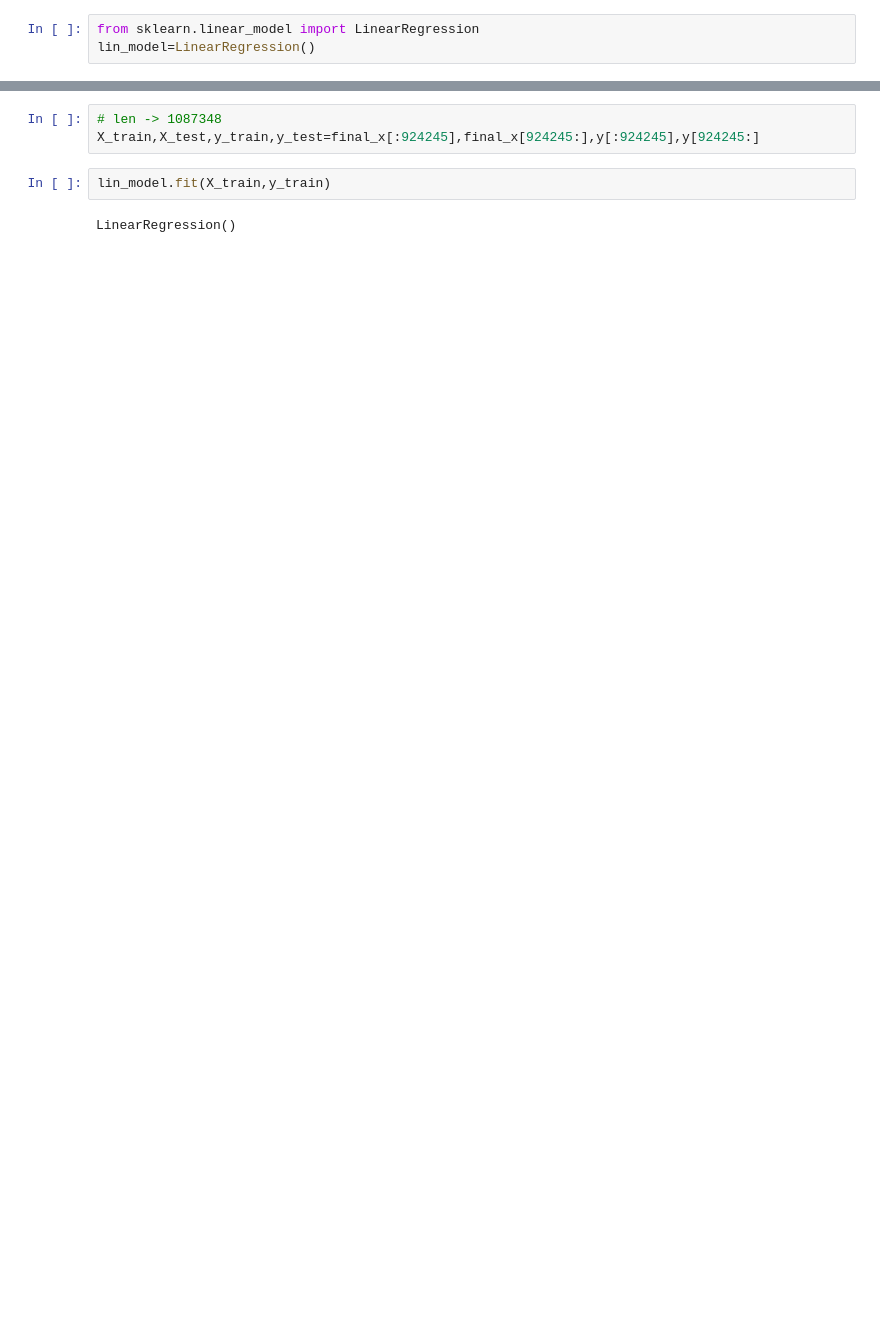
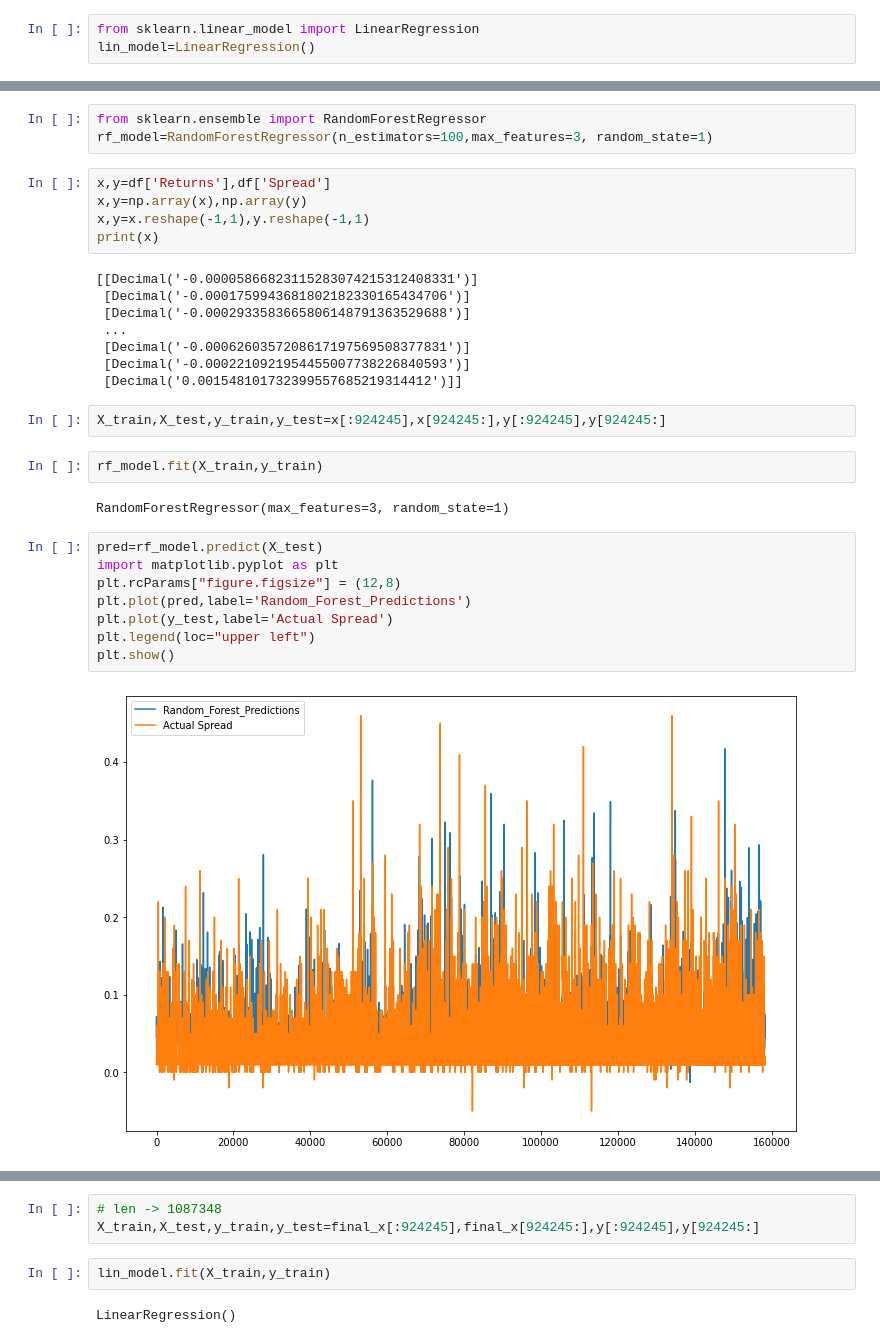
Before and after one commit to angelmvhill/Modeling-Stock-Spreads-Class-Project, a Jupyter notebook: linear_regression.ipynb, the cells around one changed output, grey strips where cells are left out. Saved outputs shown, nothing was run; the diff lists cells and outputs as text; blank space fills up the shorter version.

```diff
--- a/linear_regression.ipynb
+++ b/linear_regression.ipynb
@@ -310,0 +250,32 @@ lin_model=LinearRegression()
+# %%
+from sklearn.ensemble import RandomForestRegressor
+rf_model=RandomForestRegressor(n_estimators=100,max_features=3, random_state=1)
+# %%
+x,y=df['Returns'],df['Spread']
+x,y=np.array(x),np.array(y)
+x,y=x.reshape(-1,1),y.reshape(-1,1)
+print(x)
+# %% [output]
+[[Decimal('-0.00005866823115283074215312408331')]
+ [Decimal('-0.0001759943681802182330165434706')]
+ [Decimal('-0.0002933583665806148791363529688')]
+ ...
+ [Decimal('-0.0006260357208617197569508377831')]
+ [Decimal('-0.0002210921954455007738226840593')]
+ [Decimal('0.001548101732399557685219314412')]]
+# %%
+X_train,X_test,y_train,y_test=x[:924245],x[924245:],y[:924245],y[924245:]
+# %%
+rf_model.fit(X_train,y_train)
+# %% [output]
+RandomForestRegressor(max_features=3, random_state=1)
+# %%
+pred=rf_model.predict(X_test)
+import matplotlib.pyplot as plt
+plt.rcParams["figure.figsize"] = (12,8)
+plt.plot(pred,label='Random_Forest_Predictions')
+plt.plot(y_test,label='Actual Spread')
+plt.legend(loc="upper left")
+plt.show()
+# %% [output]
+[figure, added]
```
Also changed, not shown: parts of 74 cells of this notebook.
